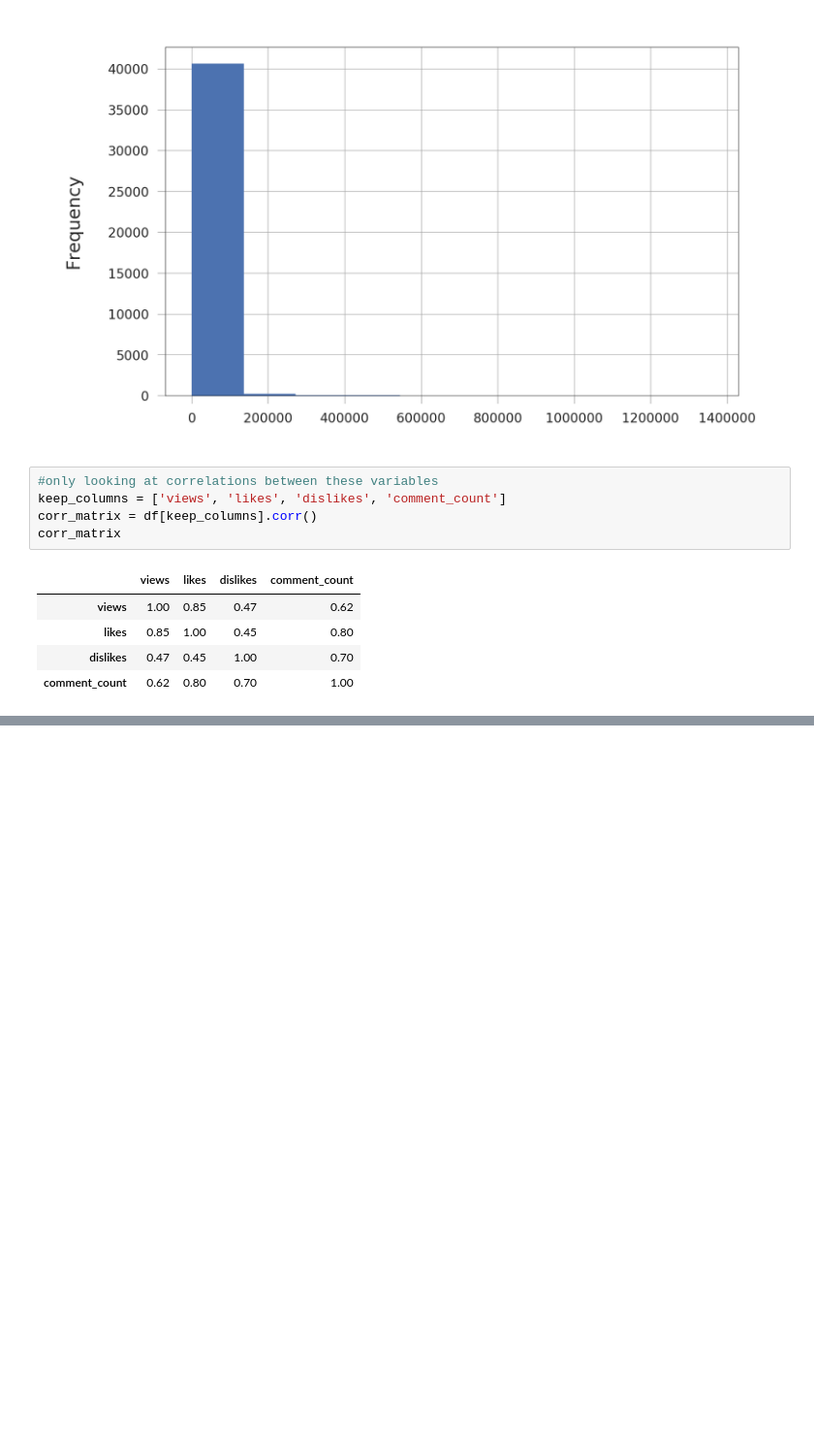
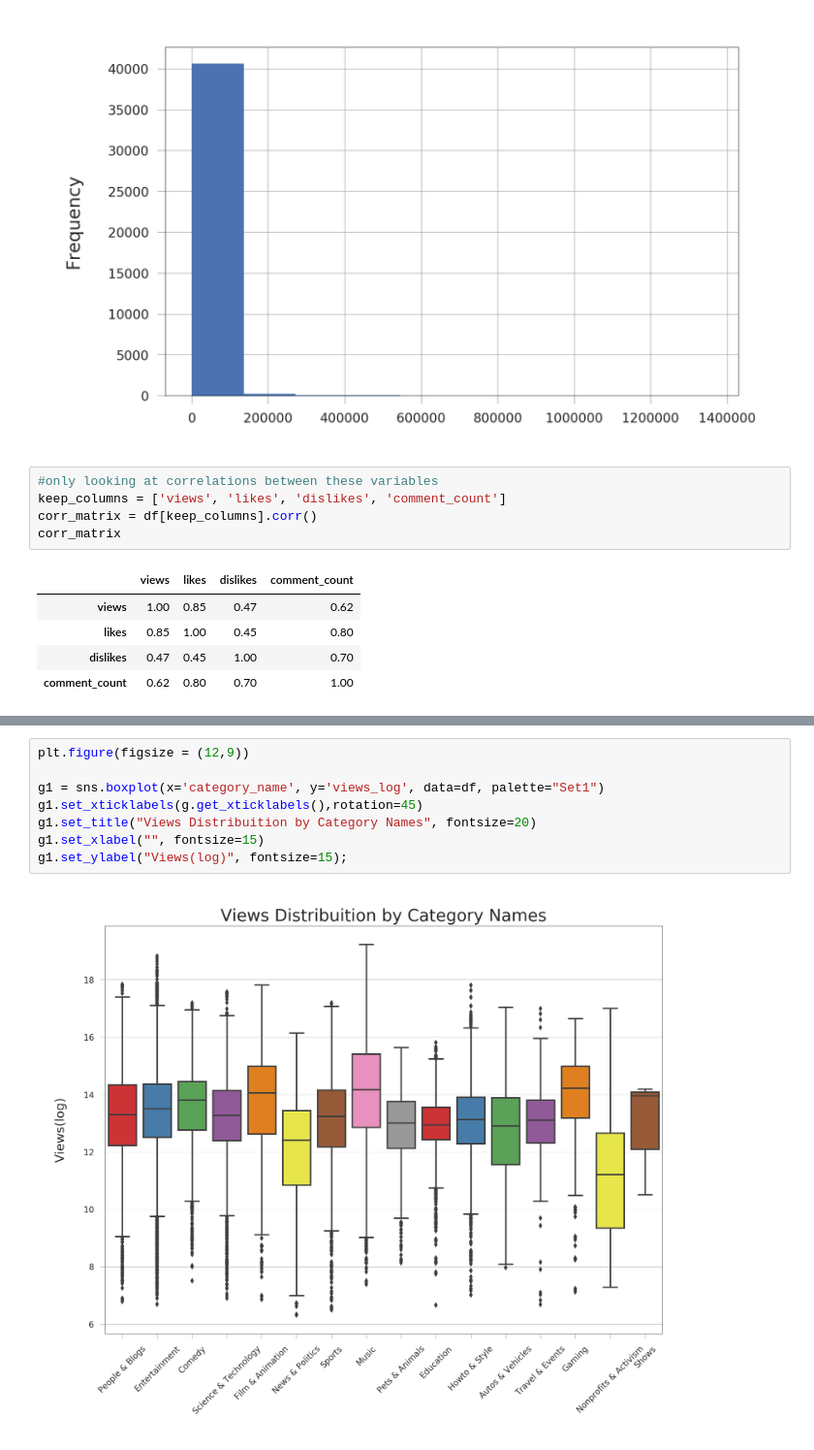
Before and after one commit to AbhinavShank/Youtube-Trending, a Jupyter notebook: YTAnalysis_USA.ipynb, the cells around one changed output, grey strips where cells are left out. Shown at 97% size. Drawn from its saved outputs; the diff is of its cells as text; blank space fills up the shorter version.

```diff
--- a/YTAnalysis_USA.ipynb
+++ b/YTAnalysis_USA.ipynb
@@ -303,0 +319,10 @@ corr_matrix
+# %%
+plt.figure(figsize = (12,9))
+
+g1 = sns.boxplot(x='category_name', y='views_log', data=df, palette="Set1")
+g1.set_xticklabels(g.get_xticklabels(),rotation=45)
+g1.set_title("Views Distribuition by Category Names", fontsize=20)
+g1.set_xlabel("", fontsize=15)
+g1.set_ylabel("Views(log)", fontsize=15);
+# %% [output]
+[figure, added]
```
Also changed, not shown: parts of 21 cells of this notebook.
